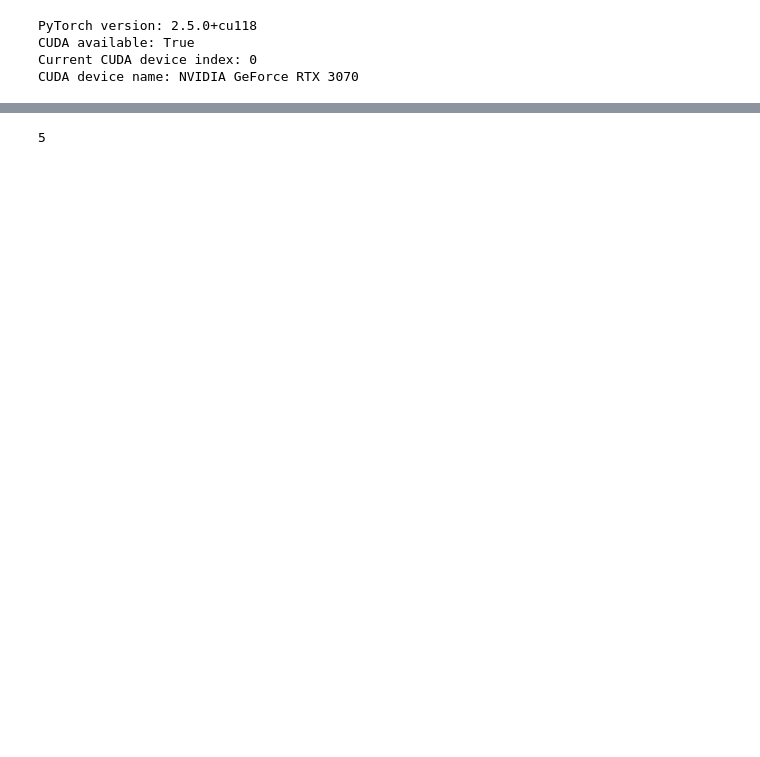
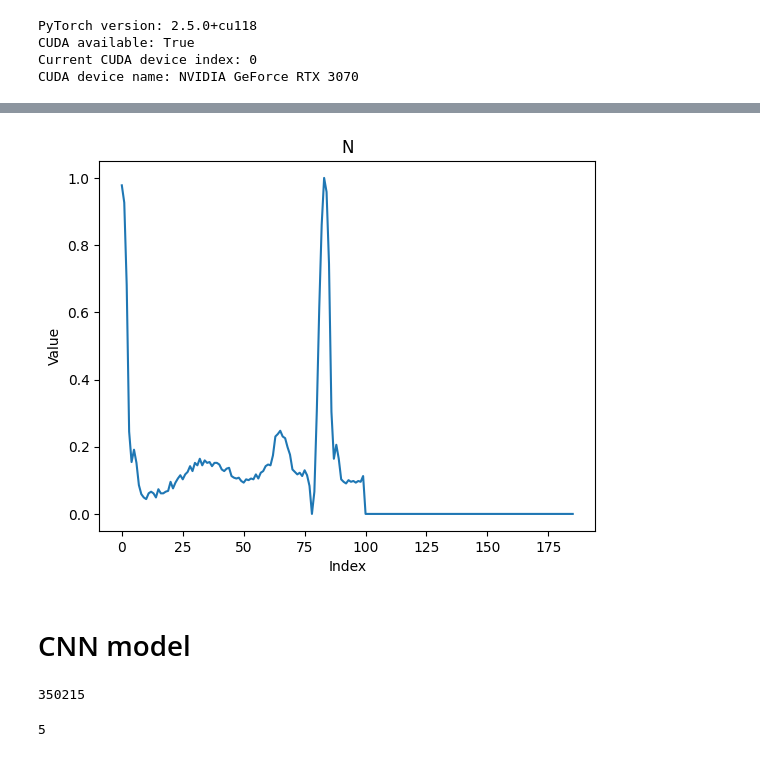
Before and after one commit to RandallCher/Neural-Networks-Project, a Jupyter notebook: CNN.ipynb, the cells around one changed output, grey strips where cells are left out. Cells and saved outputs as stored; diff of their text form; code cells hidden in the pictures; blank space fills up the shorter version.

```diff
--- a/CNN.ipynb
+++ b/CNN.ipynb
@@ -78,0 +61,8 @@ Classes: N (Normal), VEB (Ventricular ectopic beat), SVEB (Supraventricular ecto
+# %%
+print(f"Number of samples in train data: {train_df.shape[0]}")
+
+# Check distribution of classes in test and train sets
+print("Train dataset class distribution")
+
+train_df.iloc[:, -1] = train_df.iloc[:, -1].astype(int)
+print(train_df.iloc[:, -1].value_counts())
@@ -78,0 +79,17 @@ Classes: N (Normal), VEB (Ventricular ectopic beat), SVEB (Supraventricular ecto
+# %%
+labels = {
+    0.0: "N",
+    1.0: "S",
+    2.0: "V",
+    3.0: "F",
+    4.0: "Q"
+}
+# %%
+# Rename the values in the last column using the labels dictionary
+train_df.iloc[:, -1] = train_df.iloc[:, -1].replace(labels)
+
+# Now get the value counts for the renamed last column
+train_counts = train_df.iloc[:, -1].value_counts()
+
+# Print the counts
+print(train_counts)
@@ -78,0 +116,14 @@ Classes: N (Normal), VEB (Ventricular ectopic beat), SVEB (Supraventricular ecto
+# %%
+fig, ax = plt.subplots()  # Creates a single subplot
+
+ax.plot(train_df.iloc[0, :186])
+ax.set_title(train_df.iloc[0, 187])
+ax.set_xlabel("Index")
+ax.set_ylabel("Value")
+
+# Show the plot
+plt.show()
+# %% [output]
+[figure, added]
+# %% [markdown]
+# CNN model
@@ -126,6 +191,10 @@ train_dataset = TensorDataset(X_train_tensor, y_train_tensor)
 train_loader = DataLoader(train_dataset, batch_size=32, shuffle=True)
 test_dataset = TensorDataset(X_test_tensor, y_test_tensor)
 test_loader = DataLoader(test_dataset, batch_size=32, shuffle=False)
+# %%
+print(y_train.size)
+# %% [output]
+350215
 # %%
 print(len(label_encoder.classes_))
 # %% [output]
```
Also changed, not shown: parts of 27 cells of this notebook, 9 other files.
